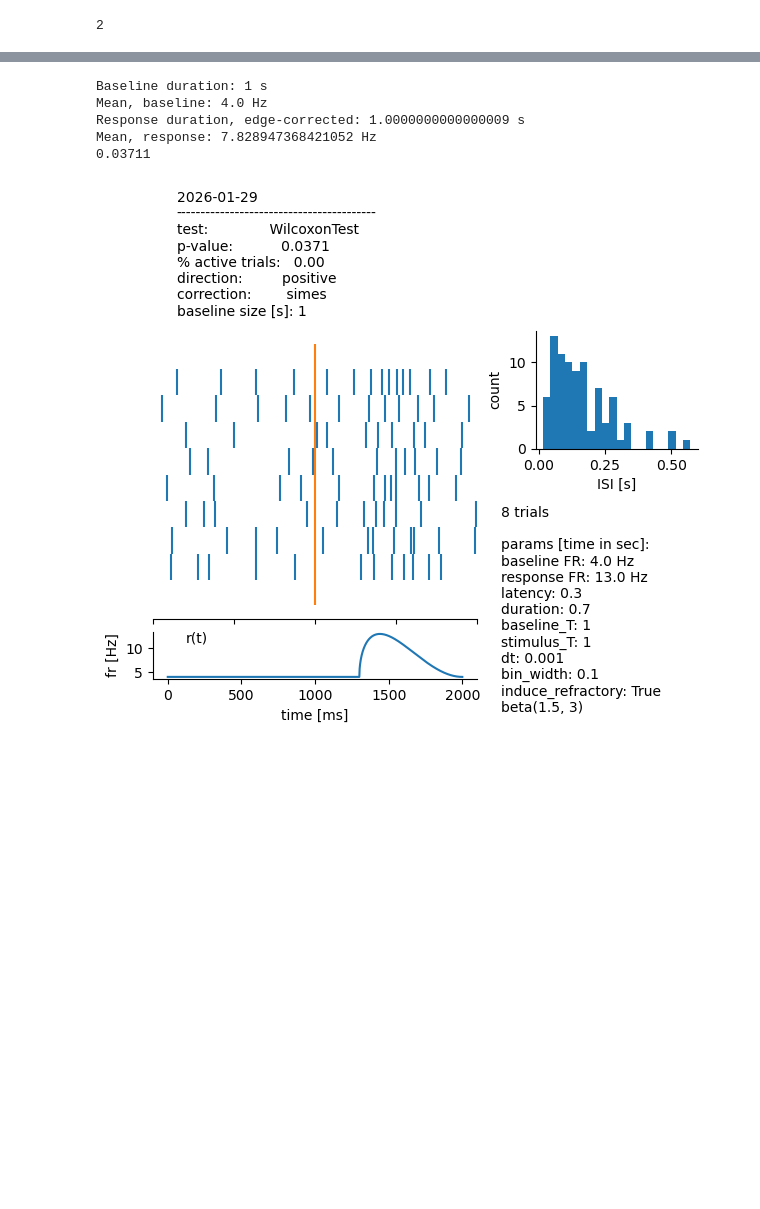
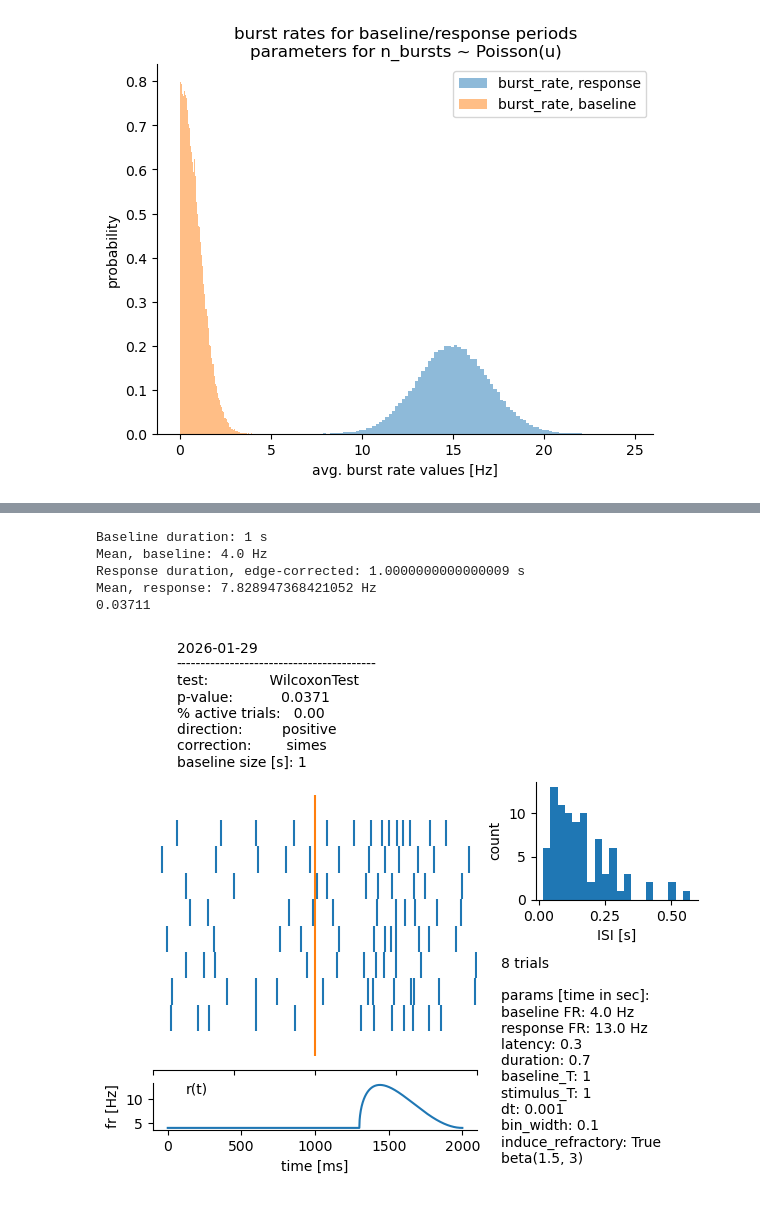
Before and after one commit to a-darcher/response_generator, a Jupyter notebook: dev_nbs/dev.ipynb, the cells around one changed output, grey strips where cells are left out. Saved outputs shown, nothing was run; the diff lists cells and outputs as text; code cells hidden in the pictures; blank space fills up the shorter version.

```diff
--- a/dev_nbs/dev.ipynb
+++ b/dev_nbs/dev.ipynb
@@ -82,4 +58,18 @@ r_t[burst_onsets_ms[i]: burst_onsets_ms[i]+burst_duration[i]] = r_r
 # %%
-T_off
+n = 100_000
+
+br_r = abs(generator.rng.normal(15, 2, n))
+br_b = abs(generator.rng.normal(0, 1, n))
+
+plt.hist(br_r, bins=100, alpha=0.5, density=True, label="burst_rate, response")
+plt.hist(br_b, bins=100, alpha=0.5, density=True, label="burst_rate, baseline")
+
+plt.title("burst rates for baseline/response periods\nparameters for n_bursts ~ Poisson(u)")
+plt.xlabel("avg. burst rate values [Hz]")
+plt.ylabel("probability")
+plt.legend()
+
+sns.despine()
+plt.show()
 # %% [output]
-2
+[figure, added]
```
Also changed, not shown: parts of 9 cells of this notebook, 34 other files.
